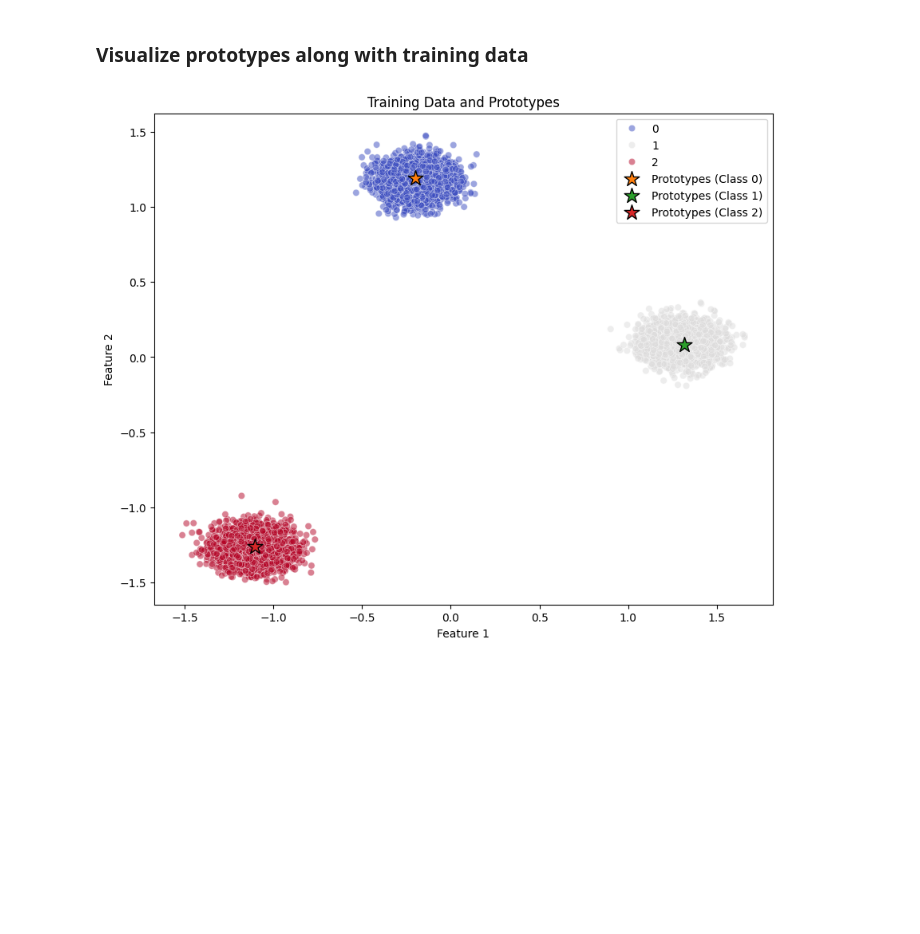
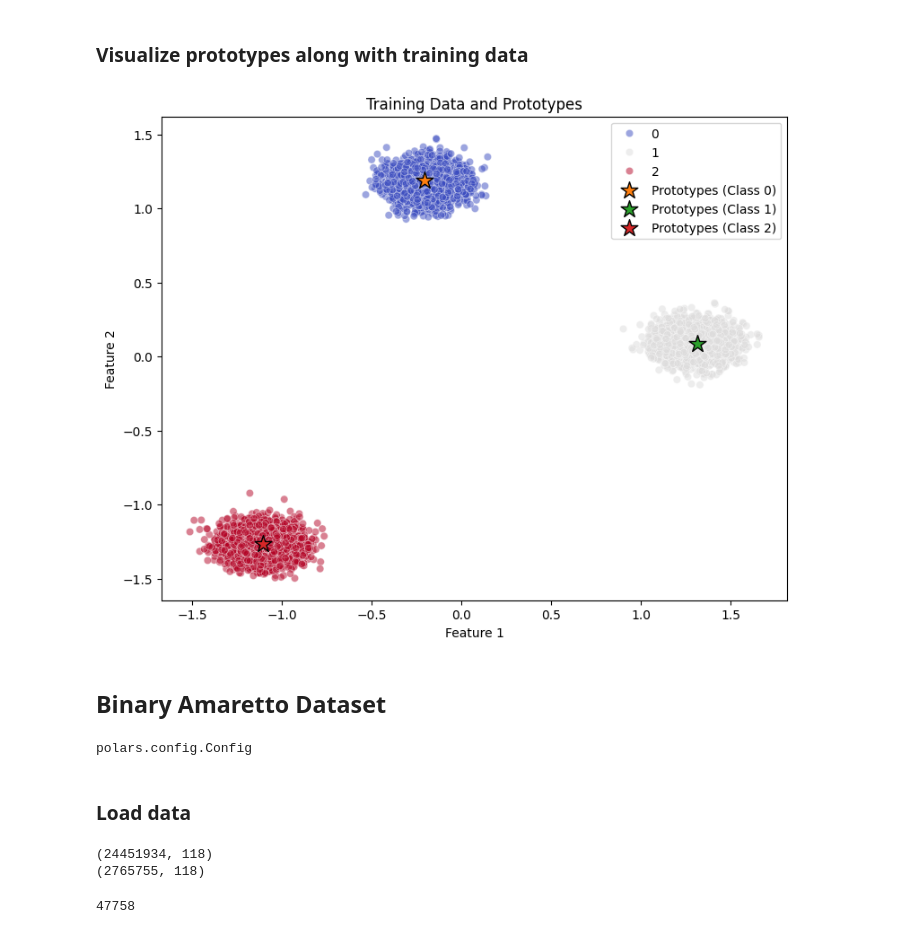
Before and after one commit to darosali/explainable-latent-classifiers, a Jupyter notebook: ppnet.ipynb, the cells around one changed output. Saved outputs shown, nothing was run; the diff lists cells and outputs as text; code cells hidden in the pictures; blank space fills up the shorter version.

Commit message:
extend with dataset evaluation

```diff
--- a/ppnet.ipynb
+++ b/ppnet.ipynb
@@ -217,23 +215,72 @@ Prototype 2: Closest training point at index 6969, Distance: 0.0000
 # %%
 # Set up plot
 prototype_labels = model.proto_layer.prototype_labels
-plt.figure(figsize=(10, 8))
+plt.figure(figsize=(9, 7))
 
 # Plot training data
 sns.scatterplot(x=X_train[:, 0], y=X_train[:, 1], hue=y_train, alpha=0.5, palette="coolwarm")
 
 # Plot prototypes
 for proto_class in np.unique(prototype_labels):
     class_mask = prototype_labels == proto_class
     plt.scatter(prototypes[class_mask, 0],
                 prototypes[class_mask, 1],
                 marker='*', s=200, edgecolors='black',
                 label=f'Prototypes (Class {proto_class})')
 
 plt.xlabel("Feature 1")
 plt.ylabel("Feature 2")
 plt.title("Training Data and Prototypes")
 plt.legend()
+plt.savefig('figs/ppnet/gauss_blobs_example.png')
 plt.show()
 # %% [output]
-[figure, old version]
+[figure, new version]
+# %% [markdown]
+## Binary Amaretto Dataset
+# %%
+pl.Config.set_tbl_cols(150)
+# %% [output]
+polars.config.Config
+# %% [markdown]
+### Load data
+# %%
+df = pl.read_parquet("amaretto_transformed_scaled.pq")
+df = df.with_columns(((pl.col('hour') >= 2) & (pl.col('hour') < 5)).alias('unusual_hour'))
+df_train, df_val, df_test = split_data(df)
+
+#columns_to_drop = ['id', 'Anomaly', 'Anomaly_bin', 'Originator', 'datetime']
+#columns_to_drop = ['id', 'Anomaly', 'Anomaly_bin', 'Originator', 'datetime', 'day_of_week', 'day_of_month', 'hour', 'minute']
+columns_to_drop = ['id', 'Anomaly', 'Anomaly_bin', 'Originator', 'datetime', 'day_of_week', 'day_of_month', 'hour', 'minute', 'day_of_month_cos', 'minute_cos', 'day_of_month_sin', 'minute_sin']
+
+
+target_column = 'Anomaly_bin'
+y_train = df_train.select(target_column).to_numpy().flatten()
+y_train_anomalies = df_train.select('Anomaly').to_numpy().flatten()
+df_train = df_train.drop(columns_to_drop)
+X_train = df_train.to_numpy()
+y_val = df_val.select(target_column).to_numpy().flatten()
+X_val = df_val.drop(columns_to_drop).to_numpy()
+y_test = df_test.select(target_column).to_numpy().flatten()
+y_test_anomalies = df_test.select('Anomaly').to_numpy().flatten()
+
+X_test = df_test.drop(columns_to_drop).to_numpy()
+
+train_dataset = AmarettoDataset(X_train, y_train)
+val_dataset = AmarettoDataset(X_val, y_val)
+test_dataset = AmarettoDataset(X_test, y_test)
+feature_names = df_train.columns
+print(X_train.shape)
+print(X_test.shape)
+# %% [output]
+(24451934, 118)
+(2765755, 118)
+# %%
+train_loader = DataLoader(train_dataset, batch_size=512, num_workers=2)
+val_loader = DataLoader(val_dataset, batch_size=256, num_workers=2)
+test_loader = DataLoader(test_dataset, batch_size=256, num_workers=2)
+input_dim = X_train.shape[1]
+df_train, df_val, df_test = split_data(df)
+print(len(train_loader))
+# %% [output]
+47758
```
Also changed, not shown: parts of 42 cells of this notebook, 7 other files.
